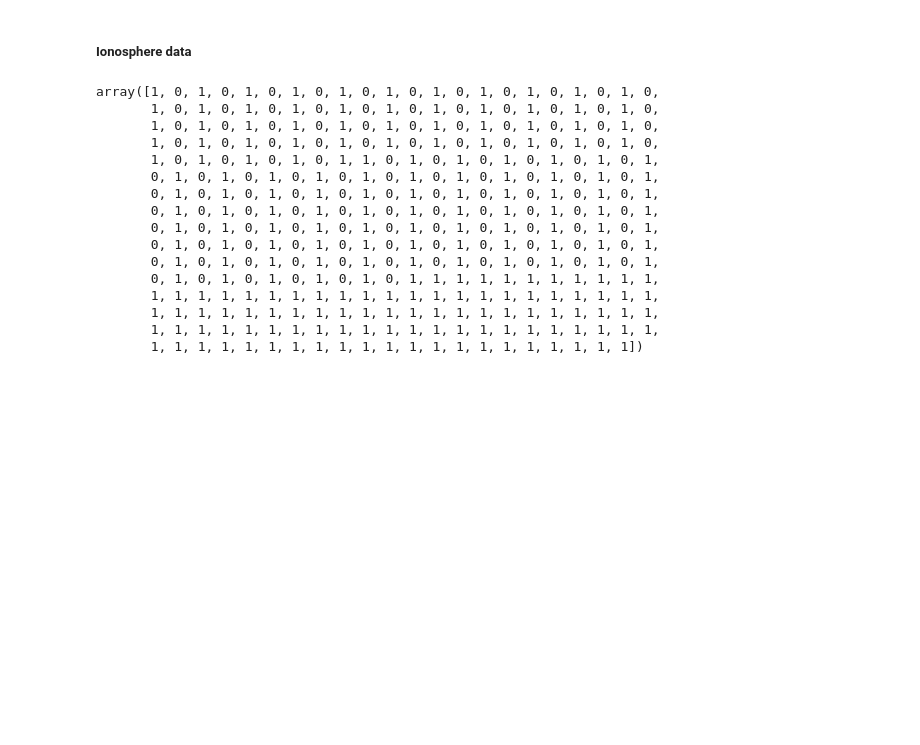
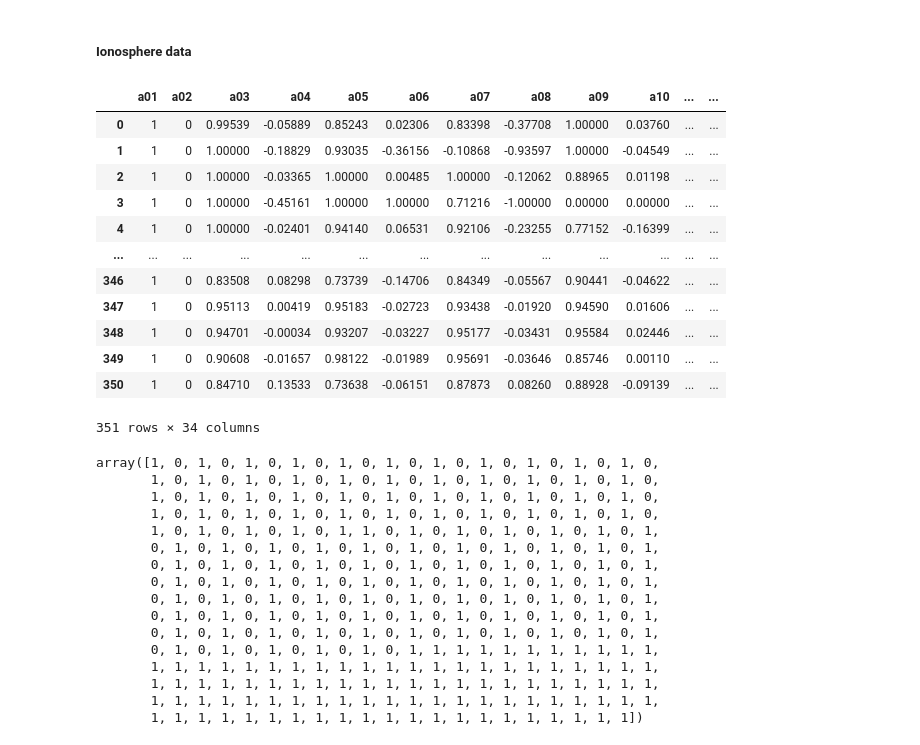
Before and after one commit to hvkyhenry/neural_networks, a Jupyter notebook: week-2-exercise.ipynb, the cells around one changed output. Cells and saved outputs as stored; diff of their text form; code cells hidden in the pictures; blank space fills up the shorter version.

```diff
--- a/week-2-exercise.ipynb
+++ b/week-2-exercise.ipynb
@@ -204,6 +204,22 @@ y_test = y_test.reshape(-1,1)
 scaler = StandardScaler()
 X_train = scaler.fit_transform(X_train)
 X_test = scaler.transform(X_test)
+# %%
+X
+# %% [output]
+|  | a01 | a02 | a03 | a04 | a05 | a06 | a07 | a08 | a09 | a10 | ... | ... |
+| 0 | 1 | 0 | 0.99539 | -0.05889 | 0.85243 | 0.02306 | 0.83398 | -0.37708 | 1.00000 | 0.03760 | ... | ... |
+| 1 | 1 | 0 | 1.00000 | -0.18829 | 0.93035 | -0.36156 | -0.10868 | -0.93597 | 1.00000 | -0.04549 | ... | ... |
+| 2 | 1 | 0 | 1.00000 | -0.03365 | 1.00000 | 0.00485 | 1.00000 | -0.12062 | 0.88965 | 0.01198 | ... | ... |
+| 3 | 1 | 0 | 1.00000 | -0.45161 | 1.00000 | 1.00000 | 0.71216 | -1.00000 | 0.00000 | 0.00000 | ... | ... |
+| 4 | 1 | 0 | 1.00000 | -0.02401 | 0.94140 | 0.06531 | 0.92106 | -0.23255 | 0.77152 | -0.16399 | ... | ... |
+| ... | ... | ... | ... | ... | ... | ... | ... | ... | ... | ... | ... | ... |
+| 346 | 1 | 0 | 0.83508 | 0.08298 | 0.73739 | -0.14706 | 0.84349 | -0.05567 | 0.90441 | -0.04622 | ... | ... |
+| 347 | 1 | 0 | 0.95113 | 0.00419 | 0.95183 | -0.02723 | 0.93438 | -0.01920 | 0.94590 | 0.01606 | ... | ... |
+| 348 | 1 | 0 | 0.94701 | -0.00034 | 0.93207 | -0.03227 | 0.95177 | -0.03431 | 0.95584 | 0.02446 | ... | ... |
+| 349 | 1 | 0 | 0.90608 | -0.01657 | 0.98122 | -0.01989 | 0.95691 | -0.03646 | 0.85746 | 0.00110 | ... | ... |
+| 350 | 1 | 0 | 0.84710 | 0.13533 | 0.73638 | -0.06151 | 0.87873 | 0.08260 | 0.88928 | -0.09139 | ... | ... |
+351 rows × 34 columns
 # %%
 y
 # %% [output]
```
Also changed, not shown: 1 other file.
